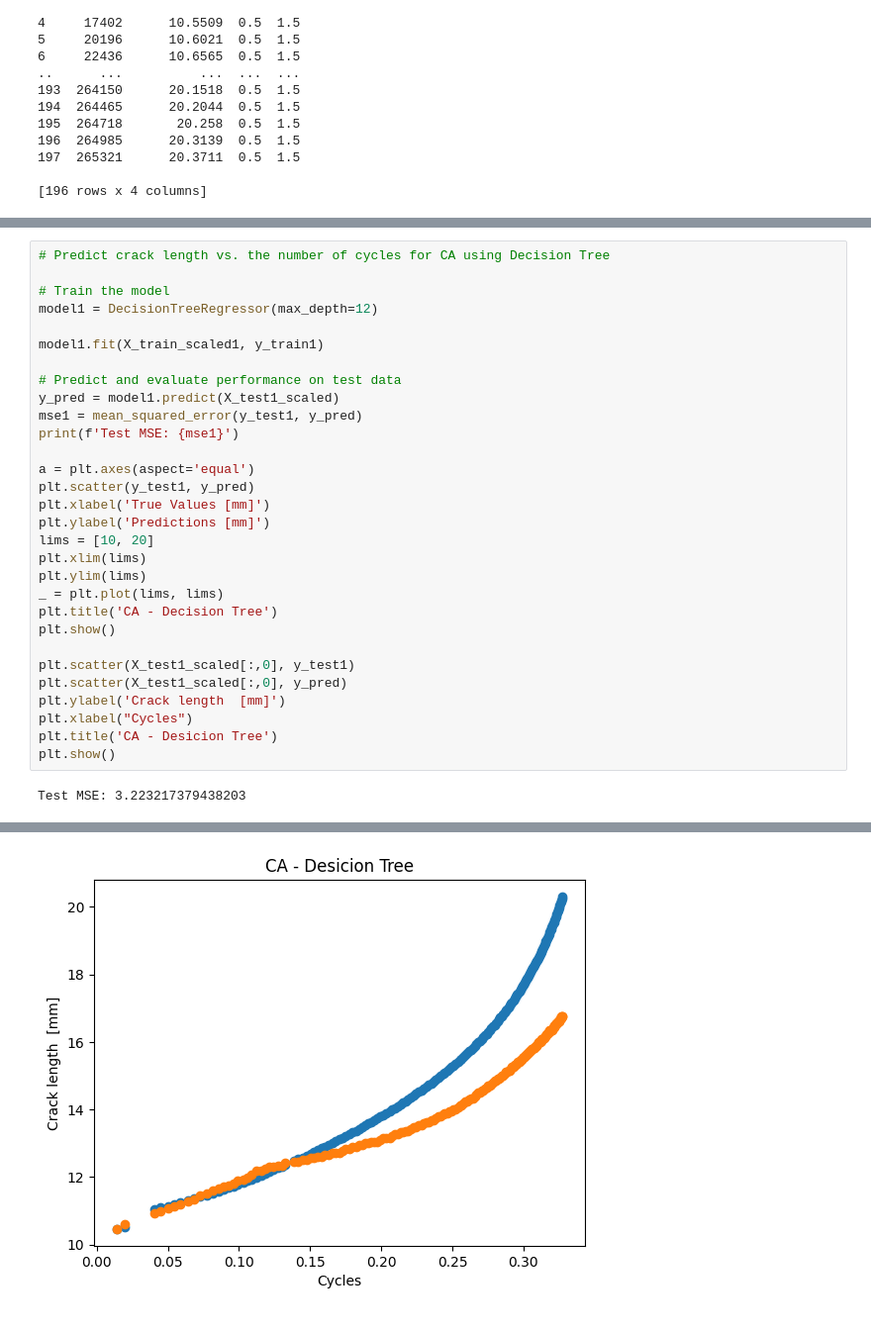
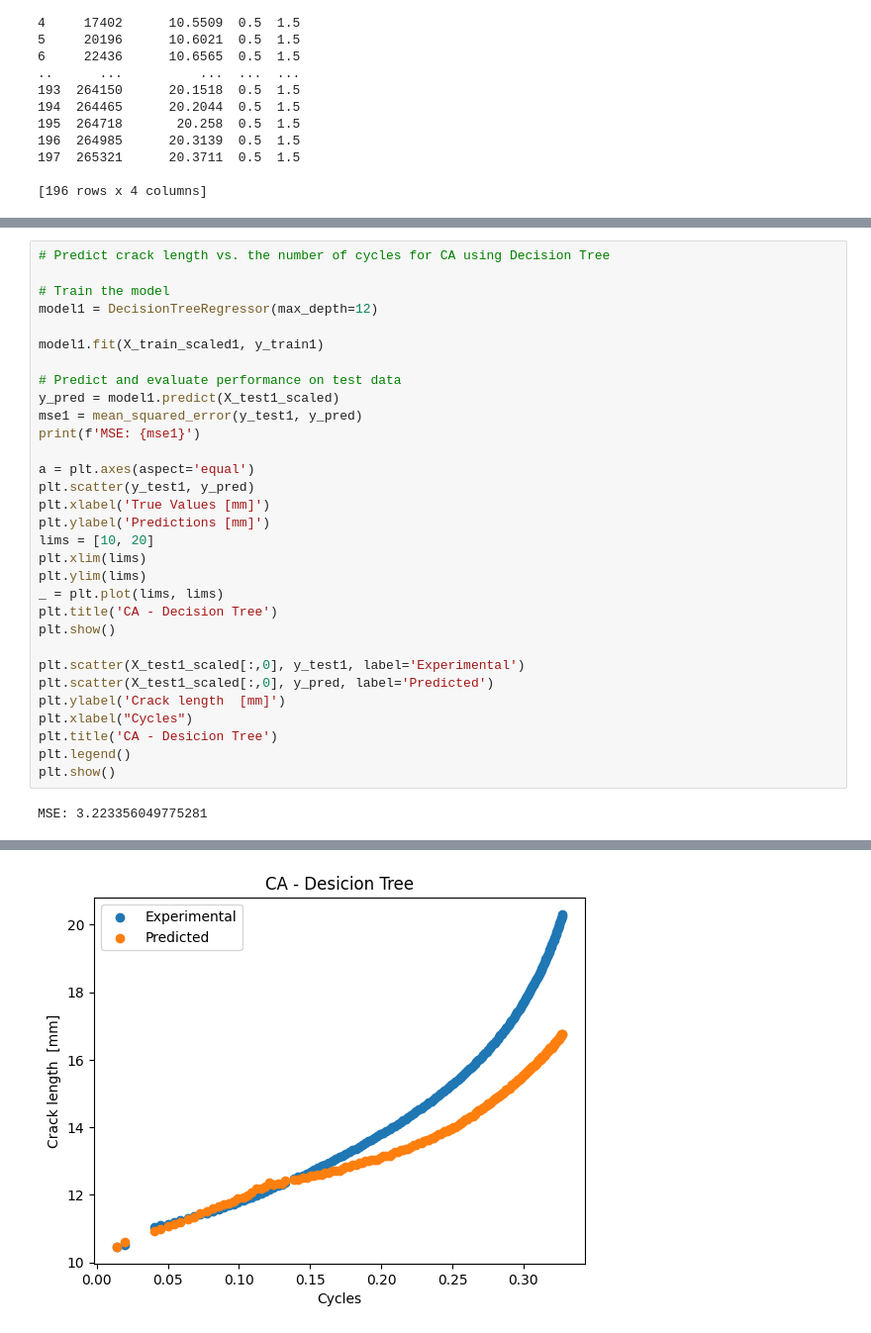
Before and after one commit to TNTU-124-System-analysis-research/qste340tm-modeling-of-fatigue-failure-after-single-overload, a Jupyter notebook: test.ipynb, the cells around one changed output, grey strips where cells are left out. Shown at 99% size. Cells and saved outputs as stored; diff of their text form.

```diff
--- a/test.ipynb
+++ b/test.ipynb
@@ -344,37 +346,38 @@ Test MSE: 2.3102257577396466
 # %%
 # Predict crack length vs. the number of cycles for CA using Decision Tree
 
 # Train the model
 model1 = DecisionTreeRegressor(max_depth=12)
 
 model1.fit(X_train_scaled1, y_train1)
 
 # Predict and evaluate performance on test data
 y_pred = model1.predict(X_test1_scaled)
 mse1 = mean_squared_error(y_test1, y_pred)
-print(f'Test MSE: {mse1}')
+print(f'MSE: {mse1}')
 
 a = plt.axes(aspect='equal')
 plt.scatter(y_test1, y_pred)
 plt.xlabel('True Values [mm]')
 plt.ylabel('Predictions [mm]')
 lims = [10, 20]
 plt.xlim(lims)
 plt.ylim(lims)
 _ = plt.plot(lims, lims)
 plt.title('CA - Decision Tree')
 plt.show()
 
-plt.scatter(X_test1_scaled[:,0], y_test1)
-plt.scatter(X_test1_scaled[:,0], y_pred)
+plt.scatter(X_test1_scaled[:,0], y_test1, label='Experimental')
+plt.scatter(X_test1_scaled[:,0], y_pred, label='Predicted')
 plt.ylabel('Crack length  [mm]')
 plt.xlabel("Cycles")
 plt.title('CA - Desicion Tree')
+plt.legend()
 plt.show()
 # %% [output]
-Test MSE: 3.223217379438203
+MSE: 3.223356049775281
 [figure]
-[figure, old version]
+[figure, new version]
 # %%
 # Predict crack length vs. the number of cycles for ORL using Decision Tree
 
```
Also changed, not shown: parts of 5 cells of this notebook.
